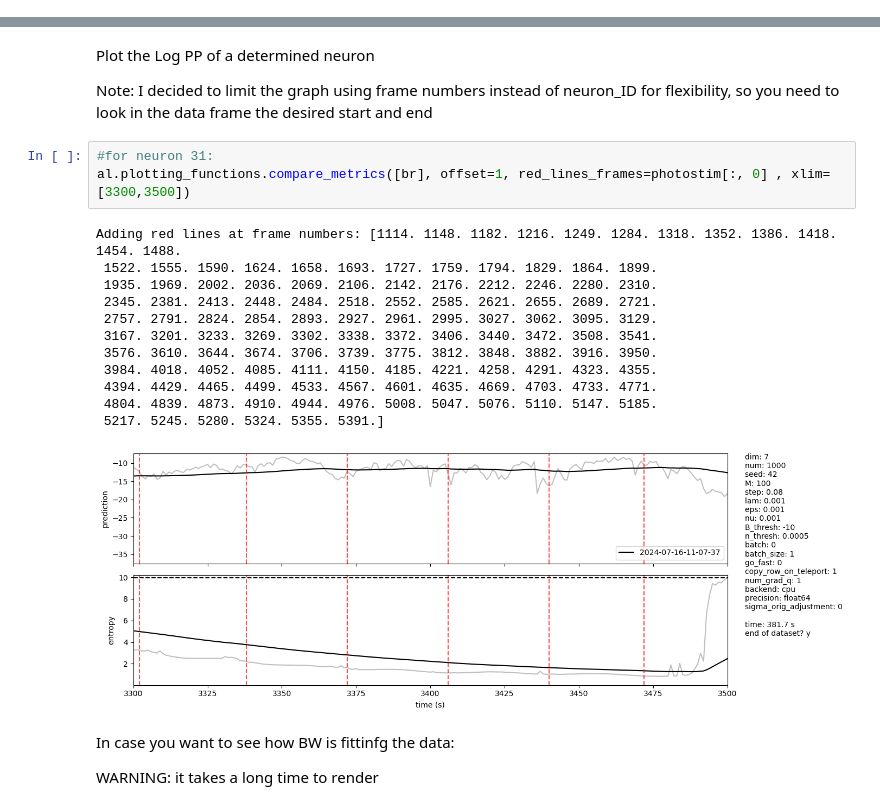
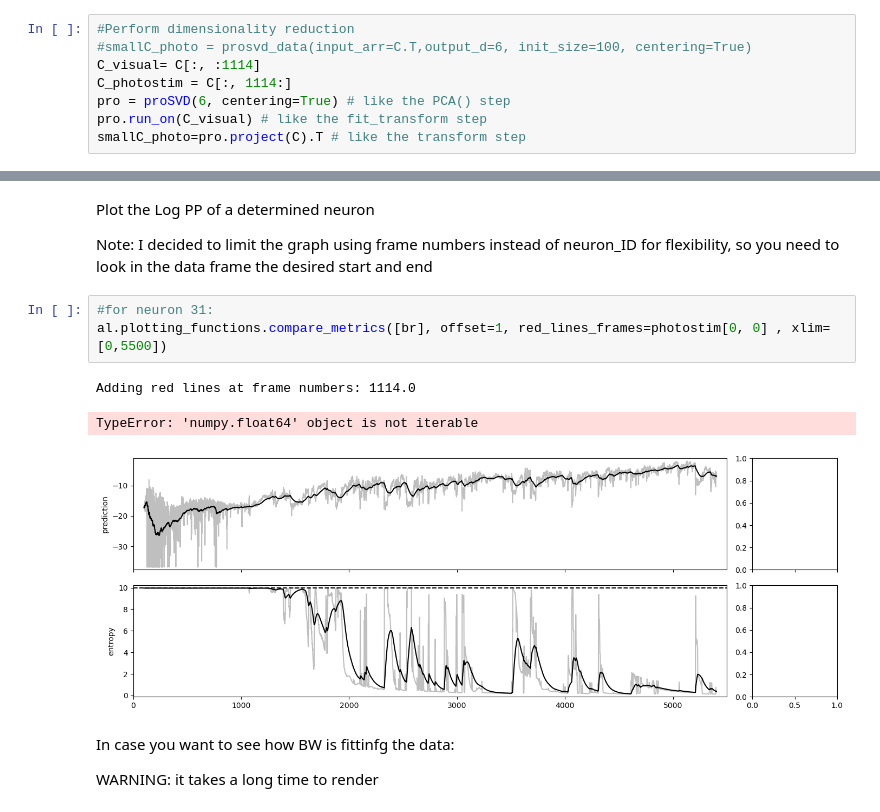
Before and after one commit to draeloslab/AdaptiveLatents, a Jupyter notebook: notebooks/MWE_fish_phtostim.ipynb, the cells around one changed output, grey strips where cells are left out. Saved outputs shown, nothing was run; the diff lists cells and outputs as text.

```diff
--- a/notebooks/MWE_fish_phtostim.ipynb
+++ b/notebooks/MWE_fish_phtostim.ipynb
@@ -47,3 +45,11 @@ smallC_photo = prosvd_data(input_arr=C.T,output_d=7, init_size=20, centering=Tru
+# %%
+#Perform dimensionality reduction
+#smallC_photo = prosvd_data(input_arr=C.T,output_d=6, init_size=100, centering=True)
+C_visual= C[:, :1114]
+C_photostim = C[:, 1114:]
+pro = proSVD(6, centering=True) # like the PCA() step
+pro.run_on(C_visual) # like the fit_transform step
+smallC_photo=pro.project(C).T # like the transform step
 # %%
 t = np.arange(smallC_photo.shape[0])
 in_ds = NumpyTimedDataSource(smallC_photo, t, time_offsets=(0,1))
@@ -101,20 +125,11 @@ Note: I decided to limit the graph using frame numbers instead of neuron_ID for
 you need to look in the data frame the desired start and end
 # %%
 #for neuron 31:
-al.plotting_functions.compare_metrics([br], offset=1, red_lines_frames=photostim[:, 0] , xlim=[3300,3500])
+al.plotting_functions.compare_metrics([br], offset=1, red_lines_frames=photostim[0, 0] , xlim=[0,5500])
 # %% [output]
-Adding red lines at frame numbers: [1114. 1148. 1182. 1216. 1249. 1284. 1318. 1352. 1386. 1418. 1454. 1488.
- 1522. 1555. 1590. 1624. 1658. 1693. 1727. 1759. 1794. 1829. 1864. 1899.
- 1935. 1969. 2002. 2036. 2069. 2106. 2142. 2176. 2212. 2246. 2280. 2310.
- 2345. 2381. 2413. 2448. 2484. 2518. 2552. 2585. 2621. 2655. 2689. 2721.
- 2757. 2791. 2824. 2854. 2893. 2927. 2961. 2995. 3027. 3062. 3095. 3129.
- 3167. 3201. 3233. 3269. 3302. 3338. 3372. 3406. 3440. 3472. 3508. 3541.
- 3576. 3610. 3644. 3674. 3706. 3739. 3775. 3812. 3848. 3882. 3916. 3950.
- 3984. 4018. 4052. 4085. 4111. 4150. 4185. 4221. 4258. 4291. 4323. 4355.
- 4394. 4429. 4465. 4499. 4533. 4567. 4601. 4635. 4669. 4703. 4733. 4771.
- 4804. 4839. 4873. 4910. 4944. 4976. 5008. 5047. 5076. 5110. 5147. 5185.
- 5217. 5245. 5280. 5324. 5355. 5391.]
+Adding red lines at frame numbers: 1114.0
+TypeError: 'numpy.float64' object is not iterable
-[figure, old version]
+[figure, new version]
 # %% [markdown]
 In case you want to see how BW is fittinfg the data:
 
```
Also changed, not shown: parts of 7 cells of this notebook, 9 other files.
